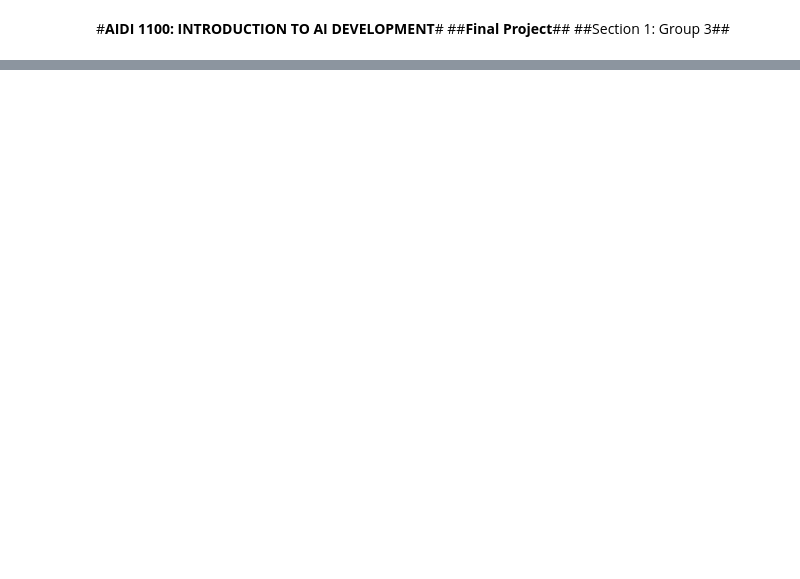
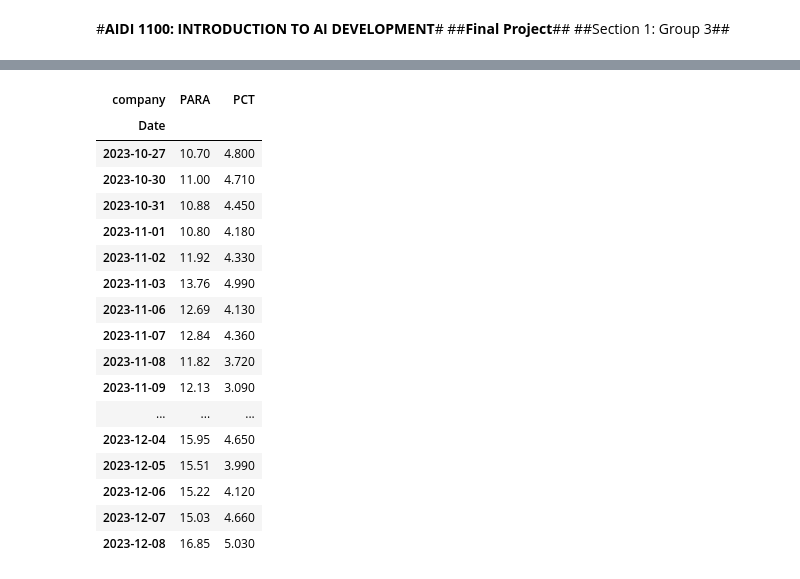
Before and after one commit to oneeyed-yggdrasil/AIDI-1100-Final-Project, a Jupyter notebook: AIDI_1100_01_FINAL_PROJECT_GROUP_3.ipynb, the cells around one changed output, grey strips where cells are left out. Drawn from its saved outputs; the diff is of its cells as text; code cells hidden in the pictures; blank space fills up the shorter version.

```diff
--- a/AIDI_1100_01_FINAL_PROJECT_GROUP_3.ipynb
+++ b/AIDI_1100_01_FINAL_PROJECT_GROUP_3.ipynb
@@ -152,0 +296,7 @@ plt.gca().spines[['top', 'right',]].set_visible(False)
+# %%
+import pandas as pd
+#df_para = para_close.to_frame()
+#df_pct = pct_close.to_frame()
+#df_new = df_para.merge(df_pct, left_on='Date', right_on='Date')
+df_new.reset_index(inplace = True)
+print(df_new)
@@ -152,0 +376,4 @@ plt.gca().spines[['top', 'right',]].set_visible(False)
+# %%
+df_new1 = df_new.set_index(['Date'])
+#df_new.reset_index(inplace = True)
+print(df_new1)
@@ -152,0 +398,22 @@ plt.gca().spines[['top', 'right',]].set_visible(False)
+# %%
+df_new1.columns.names = ['company']
+df_new1
+# %% [output]
+| company | PARA | PCT |
+| Date |  |  |
+| 2023-10-27 | 10.70 | 4.800 |
+| 2023-10-30 | 11.00 | 4.710 |
+| 2023-10-31 | 10.88 | 4.450 |
+| 2023-11-01 | 10.80 | 4.180 |
+| 2023-11-02 | 11.92 | 4.330 |
+| 2023-11-03 | 13.76 | 4.990 |
+| 2023-11-06 | 12.69 | 4.130 |
+| 2023-11-07 | 12.84 | 4.360 |
+| 2023-11-08 | 11.82 | 3.720 |
+| 2023-11-09 | 12.13 | 3.090 |
+| ... | ... | ... |
+| 2023-12-04 | 15.95 | 4.650 |
+| 2023-12-05 | 15.51 | 3.990 |
+| 2023-12-06 | 15.22 | 4.120 |
+| 2023-12-07 | 15.03 | 4.660 |
+| 2023-12-08 | 16.85 | 5.030 |
```
Also changed, not shown: parts of 52 cells of this notebook.
